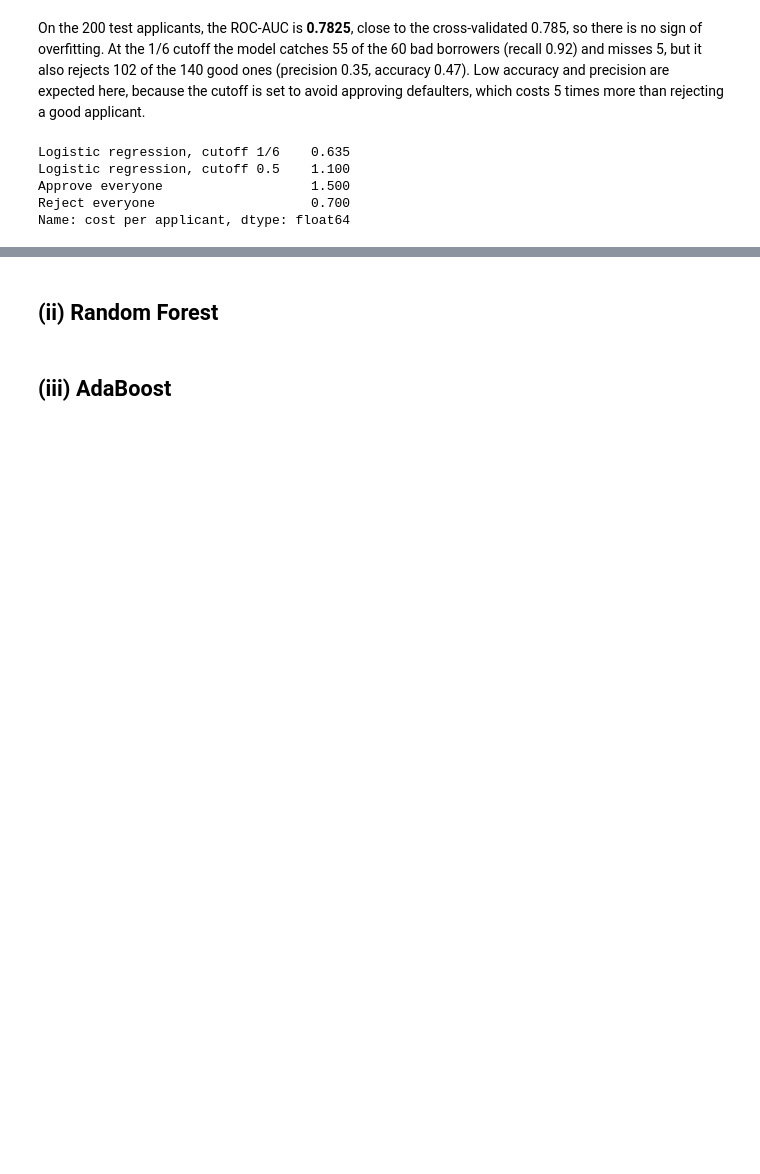
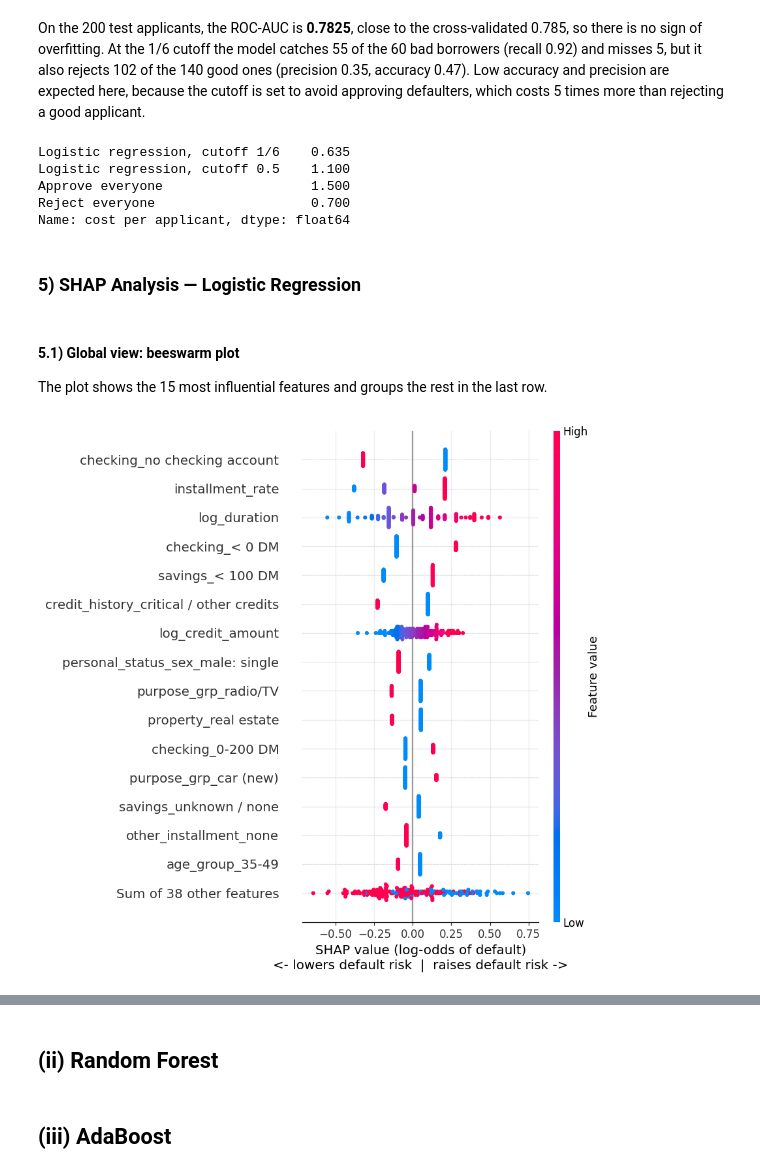
Before and after one commit to chrisgoh9/dseqf4212-group8, a Jupyter notebook: dseqf4212-group8.ipynb, the cells around one changed output, grey strips where cells are left out. Drawn from its saved outputs; the diff is of its cells as text; code cells hidden in the pictures; blank space fills up the shorter version.

Commit message:
shap analysis for log reg

```diff
--- a/dseqf4212-group8.ipynb
+++ b/dseqf4212-group8.ipynb
@@ -763,23 +763,39 @@ Recall:    0.9167
 # %% [markdown]
 On the 200 test applicants, the ROC-AUC is **0.7825**, close to the cross-validated 0.785, so there is no sign of overfitting. At the 1/6 cutoff the model catches 55 of the 60 bad borrowers (recall 0.92) and misses 5, but it also rejects 102 of the 140 good ones (precision 0.35, accuracy 0.47). Low accuracy and precision are expected here, because the cutoff is set to avoid approving defaulters, which costs 5 times more than rejecting a good applicant.
-# %%
-# Misclassification cost
-def cost_per_applicant(y_true, y_pred):
-    """Average cost: 5 per bad borrower approved (FN) + 1 per good borrower rejected (FP)."""
-    tn, fp, fn, tp = confusion_matrix(y_true, y_pred).ravel()
-    return (5 * fn + 1 * fp) / len(y_true)
-
-n_test = len(y_test_lr)
-cost_table_lr = pd.Series({
-    "Logistic regression, cutoff 1/6": cost_per_applicant(y_test_lr, y_pred_lr),
-    "Logistic regression, cutoff 0.5": cost_per_applicant(y_test_lr, (y_proba_lr > 0.5).astype(int)),
-    "Approve everyone":                cost_per_applicant(y_test_lr, np.zeros(n_test, dtype=int)),
-    "Reject everyone":                 cost_per_applicant(y_test_lr, np.ones(n_test, dtype=int)),
-}, name="cost per applicant").round(3)
-cost_table_lr
-# %% [output]
-Logistic regression, cutoff 1/6    0.635
-Logistic regression, cutoff 0.5    1.100
-Approve everyone                   1.500
-Reject everyone                    0.700
-Name: cost per applicant, dtype: float64
+# %%
+# Misclassification cost
+def cost_per_applicant(y_true, y_pred):
+    """Average cost: 5 per bad borrower approved (FN) + 1 per good borrower rejected (FP)."""
+    tn, fp, fn, tp = confusion_matrix(y_true, y_pred).ravel()
+    return (5 * fn + 1 * fp) / len(y_true)
+
+n_test = len(y_test_lr)
+cost_table_lr = pd.Series({
+    "Logistic regression, cutoff 1/6": cost_per_applicant(y_test_lr, y_pred_lr),
+    "Logistic regression, cutoff 0.5": cost_per_applicant(y_test_lr, (y_proba_lr > 0.5).astype(int)),
+    "Approve everyone":                cost_per_applicant(y_test_lr, np.zeros(n_test, dtype=int)),
+    "Reject everyone":                 cost_per_applicant(y_test_lr, np.ones(n_test, dtype=int)),
+}, name="cost per applicant").round(3)
+cost_table_lr
+# %% [output]
+Logistic regression, cutoff 1/6    0.635
+Logistic regression, cutoff 0.5    1.100
+Approve everyone                   1.500
+Reject everyone                    0.700
+Name: cost per applicant, dtype: float64
+# %% [markdown]
+### 5) SHAP Analysis — Logistic Regression
+# %%
+import shap
+masker_lr = shap.maskers.Independent(x_train_lr, max_samples=len(x_train_lr))
+explainer_lr = shap.LinearExplainer(lr_best, masker_lr)
+sv_lr = explainer_lr(x_test_lr)
+# %% [markdown]
+#### 5.1) Global view: beeswarm plot
+The plot shows the 15 most influential features and groups the rest in the last row.
+# %%
+shap.plots.beeswarm(sv_lr, max_display=16, show=False)
+plt.xlabel("SHAP value (log-odds of default)\n<- lowers default risk  |  raises default risk ->")
+plt.tight_layout(); plt.show()
+# %% [output]
+[figure, added]
```
Also changed, not shown: parts of 25 cells of this notebook.
